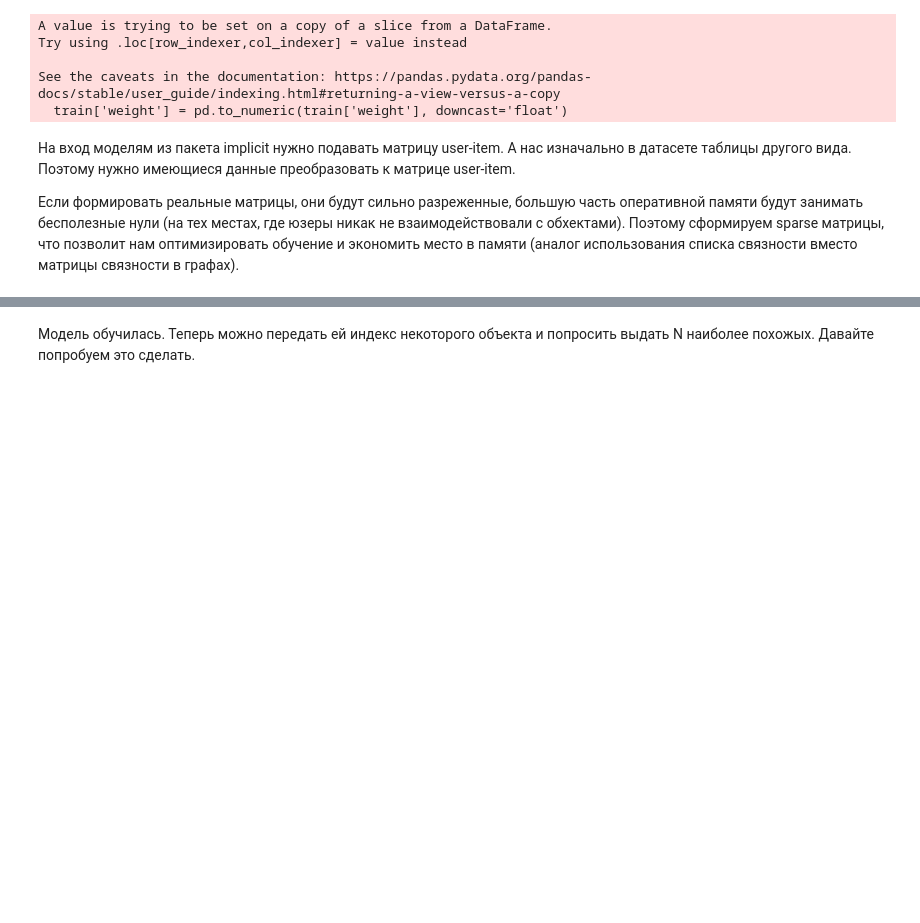
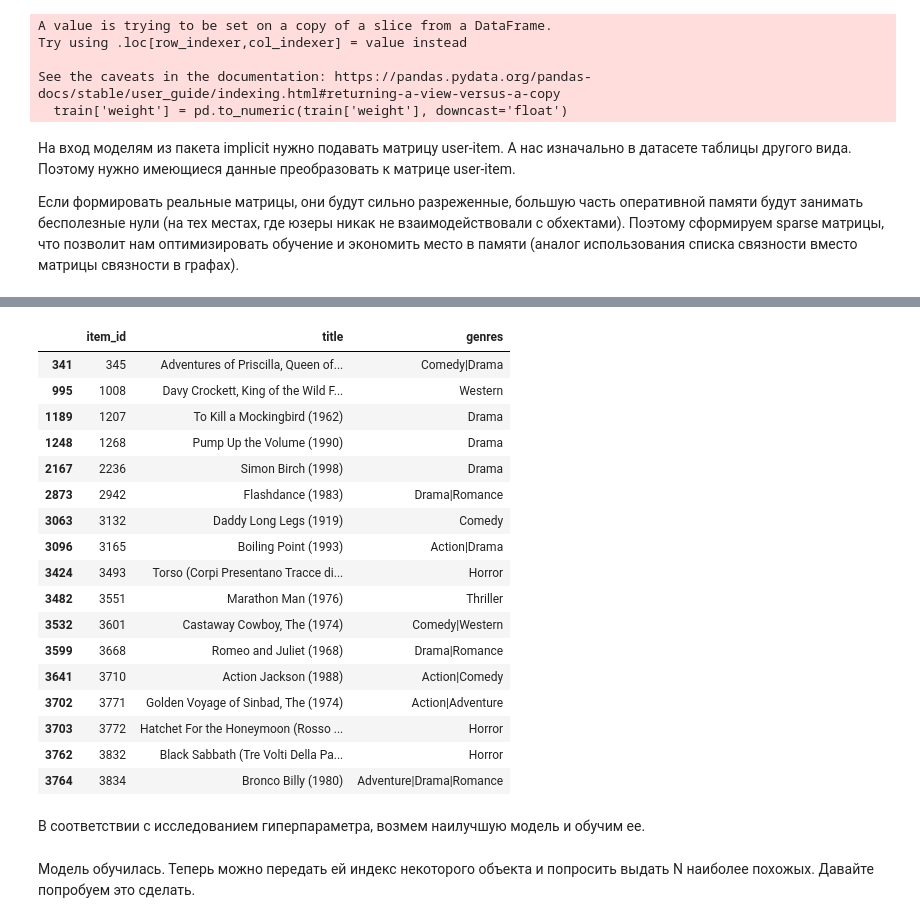
Before and after one commit to pavel-collab/MIPT-Recommendation-system-cource-hometask, a Jupyter notebook: rs_hw01.ipynb, the cells around one changed output, grey strips where cells are left out. Saved outputs shown, nothing was run; the diff lists cells and outputs as text; code cells hidden in the pictures; blank space fills up the shorter version.

```diff
--- a/rs_hw01.ipynb
+++ b/rs_hw01.ipynb
@@ -673,0 +765,7 @@ knn_model.fit(csr_train)
+# %%
+# neighbours_amnt = [10, 50, 100, 200, 300, 400, 500, 600, 700, 800, 900]
+neighbours_amnt = range(3, 30, 3)
+coverage_list = []
+n_dcg_list = []
+hit_rate_list = []
+surprise_list = []
@@ -673,0 +887,4 @@ knn_model.fit(csr_train)
+# %%
+bm25_model = implicit.nearest_neighbours.BM25Recommender(200)
+bm25_model.fit(csr_matrix(user_item_train_matrix).T.tocsr(),
+          show_progress=True)
@@ -673,0 +905,27 @@ knn_model.fit(csr_train)
+# %%
+recommendation = bm25_model.recommend(TEST_USER_ID,
+                        user_items=csr_matrix(user_item_train_matrix).tocsr(),
+                        N=K,
+                        filter_already_liked_items=False,
+                        filter_items=None,
+                        recalculate_user=True)[0]
+get_recommended_movies_info(recommendation)
+# %% [output]
+|  | item_id | title | genres |
+| 341 | 345 | Adventures of Priscilla, Queen of... | Comedy|Drama |
+| 995 | 1008 | Davy Crockett, King of the Wild F... | Western |
+| 1189 | 1207 | To Kill a Mockingbird (1962) | Drama |
+| 1248 | 1268 | Pump Up the Volume (1990) | Drama |
+| 2167 | 2236 | Simon Birch (1998) | Drama |
+| 2873 | 2942 | Flashdance (1983) | Drama|Romance |
+| 3063 | 3132 | Daddy Long Legs (1919) | Comedy |
+| 3096 | 3165 | Boiling Point (1993) | Action|Drama |
+| 3424 | 3493 | Torso (Corpi Presentano Tracce di... | Horror |
+| 3482 | 3551 | Marathon Man (1976) | Thriller |
+| 3532 | 3601 | Castaway Cowboy, The (1974) | Comedy|Western |
+| 3599 | 3668 | Romeo and Juliet (1968) | Drama|Romance |
+| 3641 | 3710 | Action Jackson (1988) | Action|Comedy |
+| 3702 | 3771 | Golden Voyage of Sinbad, The (1974) | Action|Adventure |
+| 3703 | 3772 | Hatchet For the Honeymoon (Rosso ... | Horror |
+| 3762 | 3832 | Black Sabbath (Tre Volti Della Pa... | Horror |
+| 3764 | 3834 | Bronco Billy (1980) | Adventure|Drama|Romance |
@@ -673,0 +939,2 @@ knn_model.fit(csr_train)
+# %% [markdown]
+В соответствии с исследованием гиперпараметра, возмем наилучшую модель и обучим ее.
```
Also changed, not shown: parts of 79 cells of this notebook.
